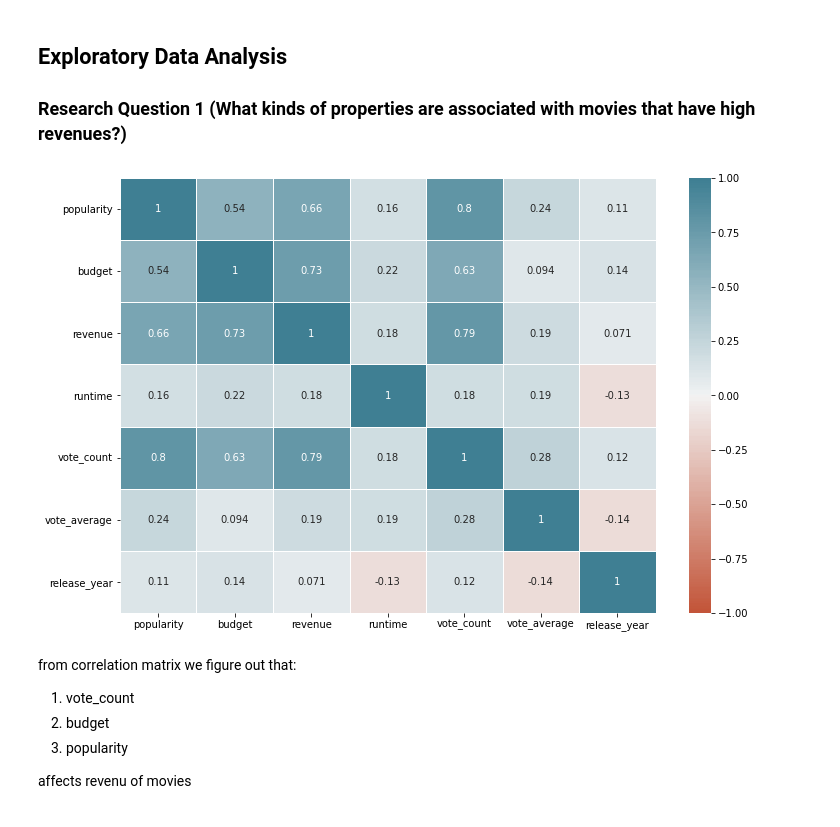
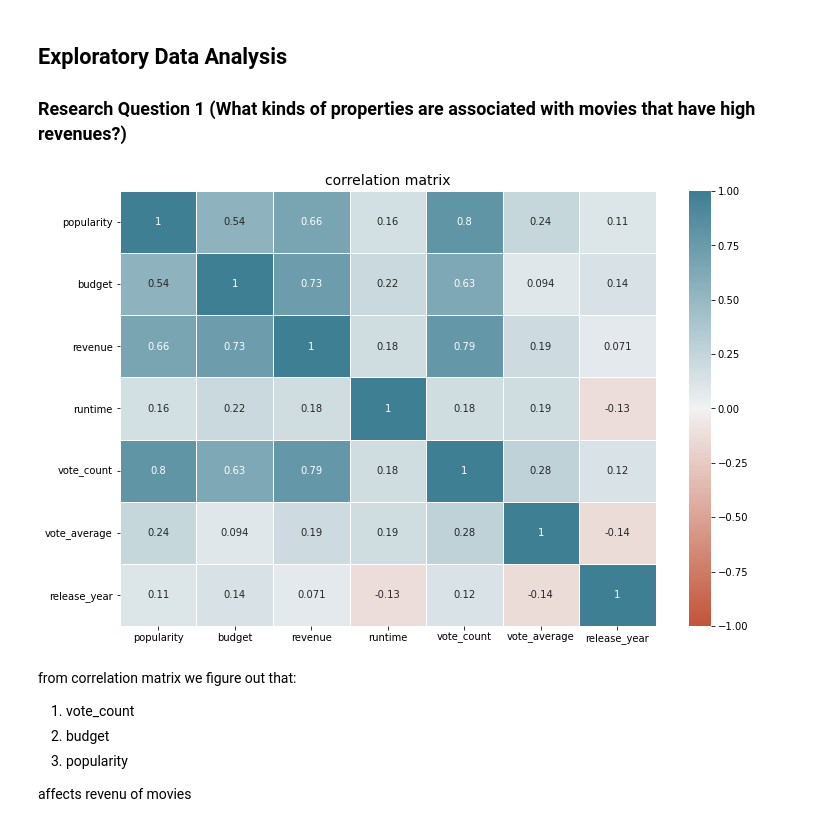
Before and after one commit to baraamagdy/DataAnalysis_assignment-, a Jupyter notebook: investigate-a-tmdb-movies.ipynb, the cells around one changed output. Saved outputs shown, nothing was run; the diff lists cells and outputs as text; code cells hidden in the pictures.

```diff
--- a/investigate-a-tmdb-movies.ipynb
+++ b/investigate-a-tmdb-movies.ipynb
@@ -139,17 +164,18 @@ Name: genres, Length: 9806, dtype: object
 # %%
 # calculate and visualize the correlation matrix to figure out factores affect the movie's revenues
 corr = df.corr()
 f, ax = plt.subplots(figsize=(12, 8))
 
 ax = sns.heatmap(
     corr,
     vmin=-1, vmax=1, center=0,
     cmap=sns.diverging_palette(20, 220, n=200),
     annot=True, linewidths=.5
 )
 ax.set_xticklabels( ax.get_xticklabels() );
+plt.title('correlation matrix', fontsize=14);
 # %% [output]
-[figure, old version]
+[figure, new version]
 # %% [markdown]
 from correlation matrix we figure out that:
  1. vote_count
```
Also changed, not shown: parts of 19 cells of this notebook.
